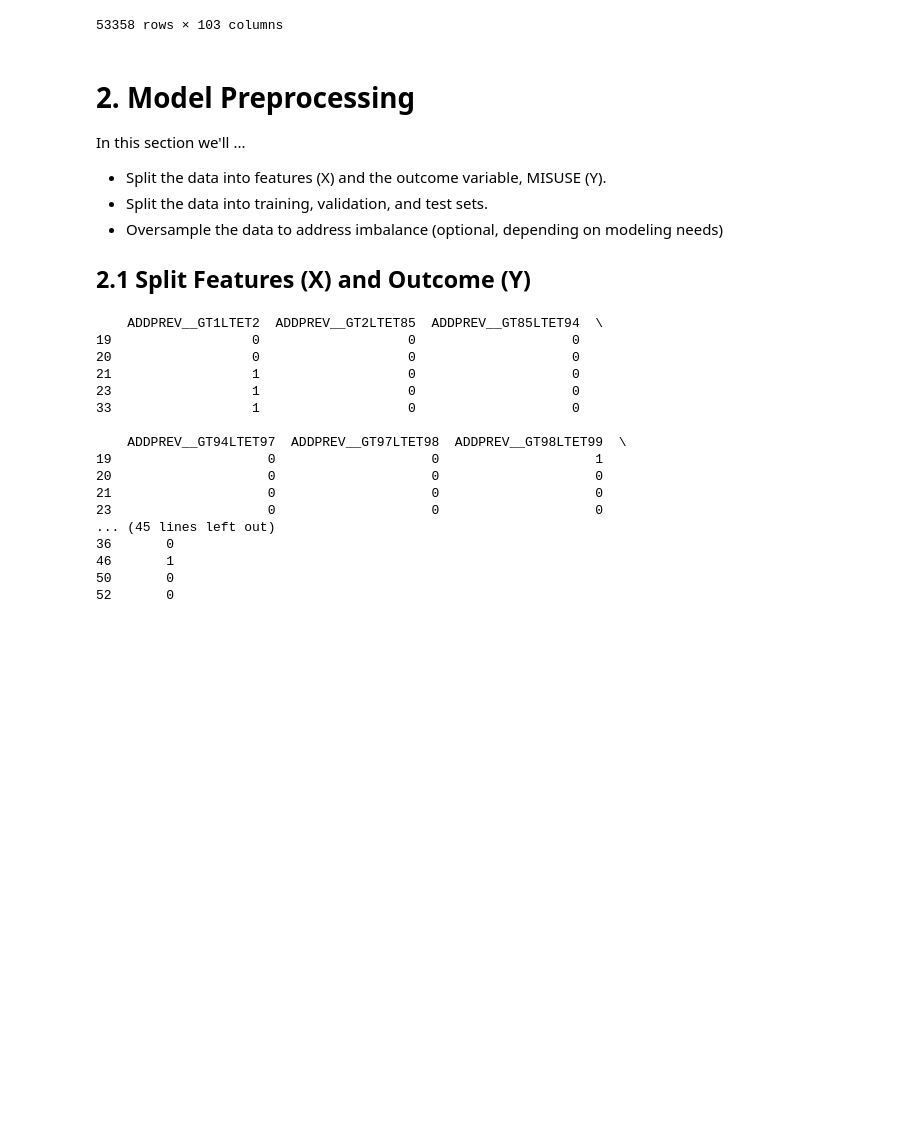
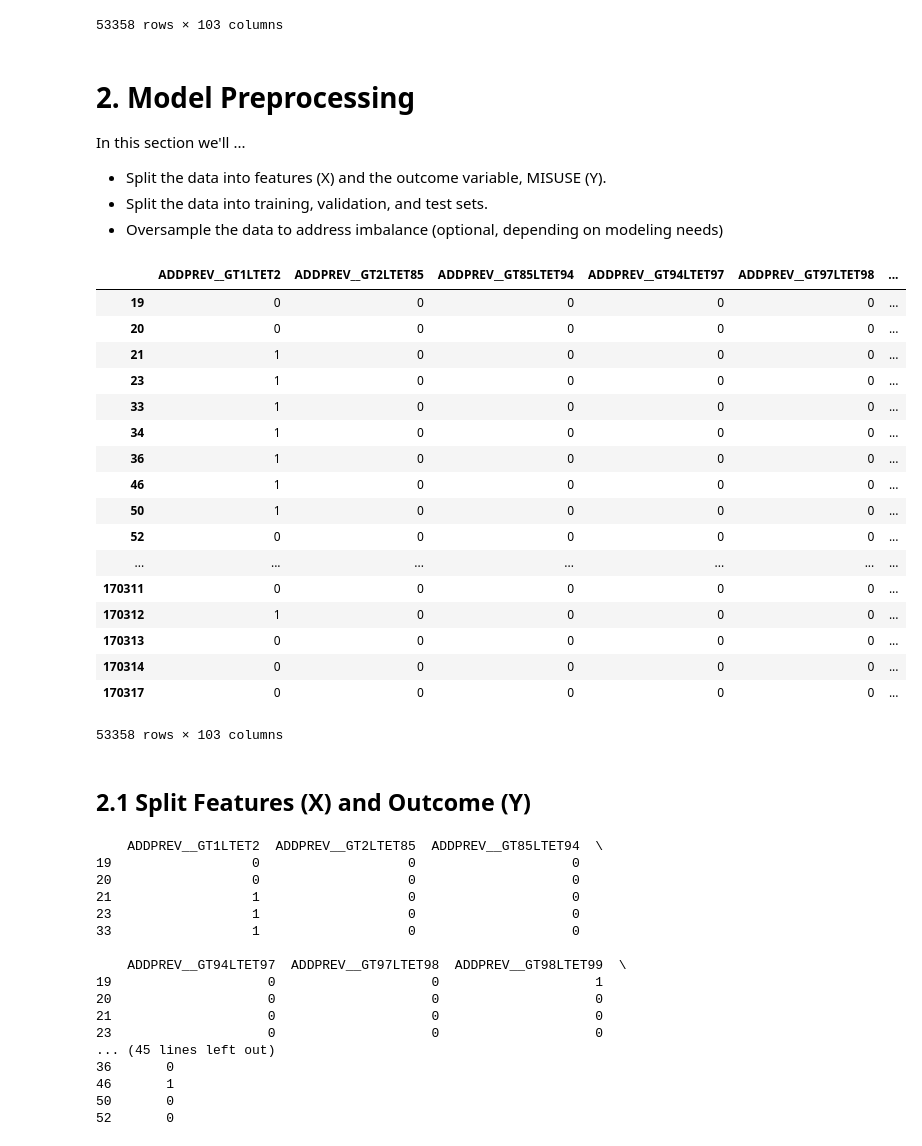
Before and after one commit to sharadv99/capstone-OpioidAddictionRisk, a Jupyter notebook: Opioid_04Modeling.ipynb, the cells around one changed output. Drawn from its saved outputs; the diff is of its cells as text; code cells hidden in the pictures; blank space fills up the shorter version.

```diff
--- a/Opioid_04Modeling.ipynb
+++ b/Opioid_04Modeling.ipynb
@@ -98,8 +99,32 @@ In this section we'll ...
 * Split the data into features (X) and the outcome variable, MISUSE (Y).
 * Split the data into training, validation, and test sets.
 * Oversample the data to address imbalance (optional, depending on modeling needs)
-
-## 2.1 Split Features (X) and Outcome (Y)
+# %%
+#We'll first sort the data by column name, necessary to prevent errors later
+#Specfically, calibrating with the cv='prefit' option fails without this sort
+df = odp.sortDFbyColName(df)
+df
+# %% [output]
+|  | ADDPREV__GT1LTET2 | ADDPREV__GT2LTET85 | ADDPREV__GT85LTET94 | ADDPREV__GT94LTET97 | ADDPREV__GT97LTET98 | ... |
+| 19 | 0 | 0 | 0 | 0 | 0 | ... |
+| 20 | 0 | 0 | 0 | 0 | 0 | ... |
+| 21 | 1 | 0 | 0 | 0 | 0 | ... |
+| 23 | 1 | 0 | 0 | 0 | 0 | ... |
+| 33 | 1 | 0 | 0 | 0 | 0 | ... |
+| 34 | 1 | 0 | 0 | 0 | 0 | ... |
+| 36 | 1 | 0 | 0 | 0 | 0 | ... |
+| 46 | 1 | 0 | 0 | 0 | 0 | ... |
+| 50 | 1 | 0 | 0 | 0 | 0 | ... |
+| 52 | 0 | 0 | 0 | 0 | 0 | ... |
+| ... | ... | ... | ... | ... | ... | ... |
+| 170311 | 0 | 0 | 0 | 0 | 0 | ... |
+| 170312 | 1 | 0 | 0 | 0 | 0 | ... |
+| 170313 | 0 | 0 | 0 | 0 | 0 | ... |
+| 170314 | 0 | 0 | 0 | 0 | 0 | ... |
+| 170317 | 0 | 0 | 0 | 0 | 0 | ... |
+53358 rows × 103 columns
+# %% [markdown]
+## 2.1 Split Features (X) and Outcome (Y)
 # %%
 #Split X and Y
 xCols = df.columns.difference(['MISUSE'])
```
Also changed, not shown: parts of 11 cells of this notebook, 13 other files.
